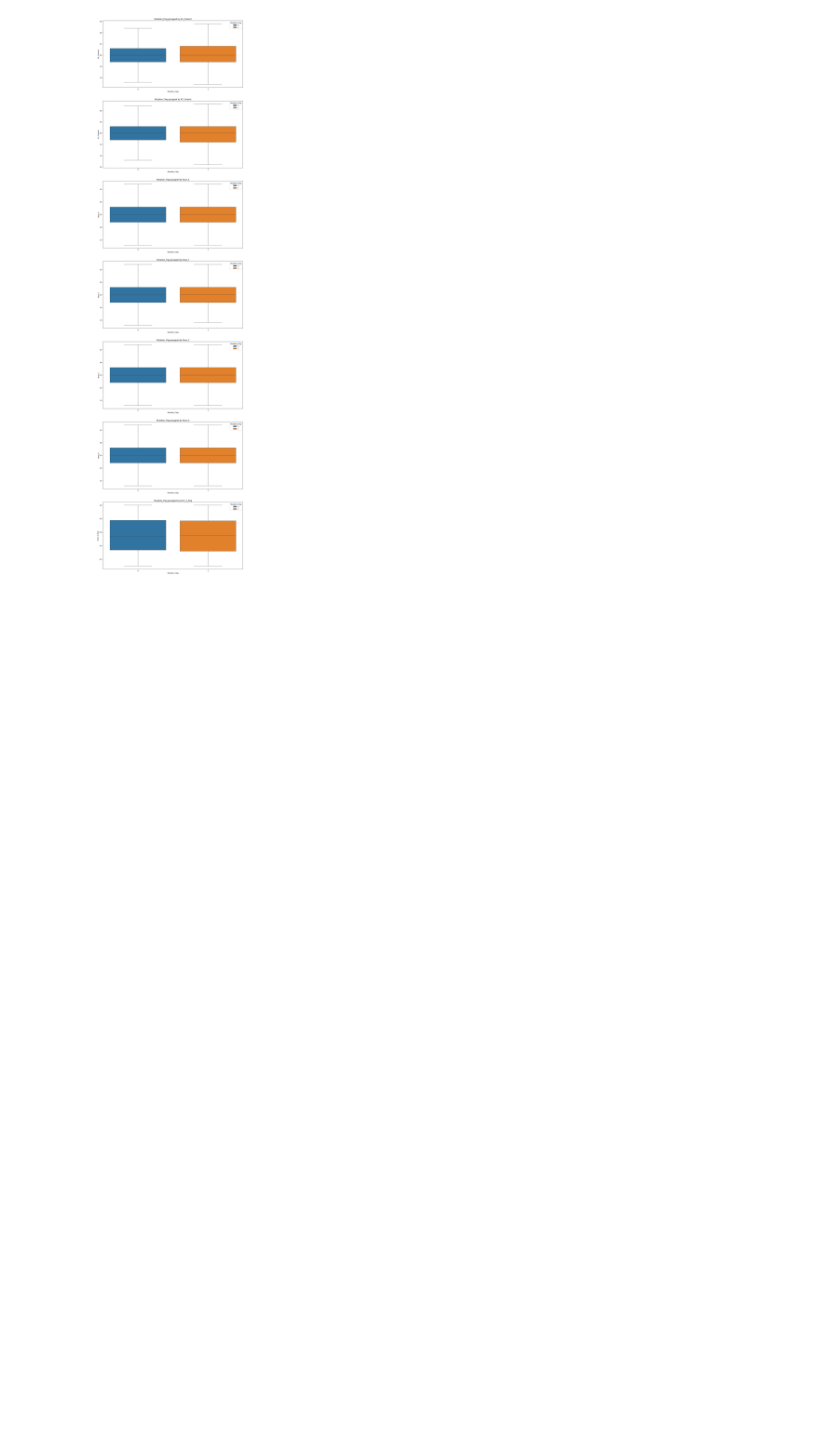
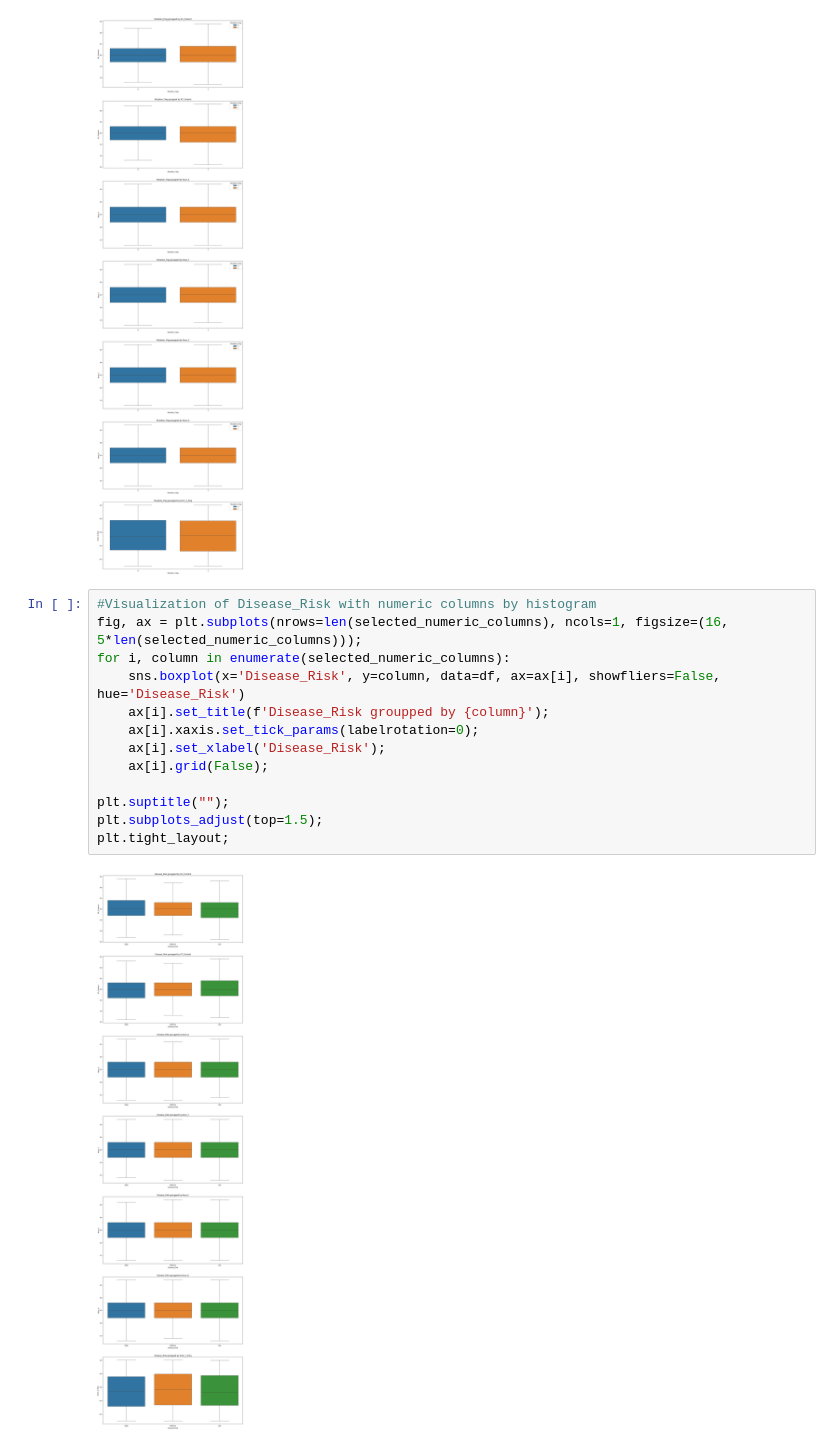
Before and after one commit to YamenNahhas/my-data-project, a Jupyter notebook: notebooks/DNA classification/DNA_data.ipynb, the cells around one changed output. Saved outputs shown, nothing was run; the diff lists cells and outputs as text; blank space fills up the shorter version.

```diff
--- a/notebooks/DNA classification/DNA_data.ipynb
+++ b/notebooks/DNA classification/DNA_data.ipynb
@@ -135,3 +137,18 @@ plt.subplots_adjust(top=1.5);
 plt.tight_layout;
 # %% [output]
 [figure]
+# %%
+#Visualization of Disease_Risk with numeric columns by histogram
+fig, ax = plt.subplots(nrows=len(selected_numeric_columns), ncols=1, figsize=(16, 5*len(selected_numeric_columns)));
+for i, column in enumerate(selected_numeric_columns):
+    sns.boxplot(x='Disease_Risk', y=column, data=df, ax=ax[i], showfliers=False, hue='Disease_Risk')
+    ax[i].set_title(f'Disease_Risk groupped by {column}');
+    ax[i].xaxis.set_tick_params(labelrotation=0);
+    ax[i].set_xlabel('Disease_Risk');
+    ax[i].grid(False);
+
+plt.suptitle("");
+plt.subplots_adjust(top=1.5);
+plt.tight_layout;
+# %% [output]
+[figure, added]
```
Also changed, not shown: parts of 7 cells of this notebook.
